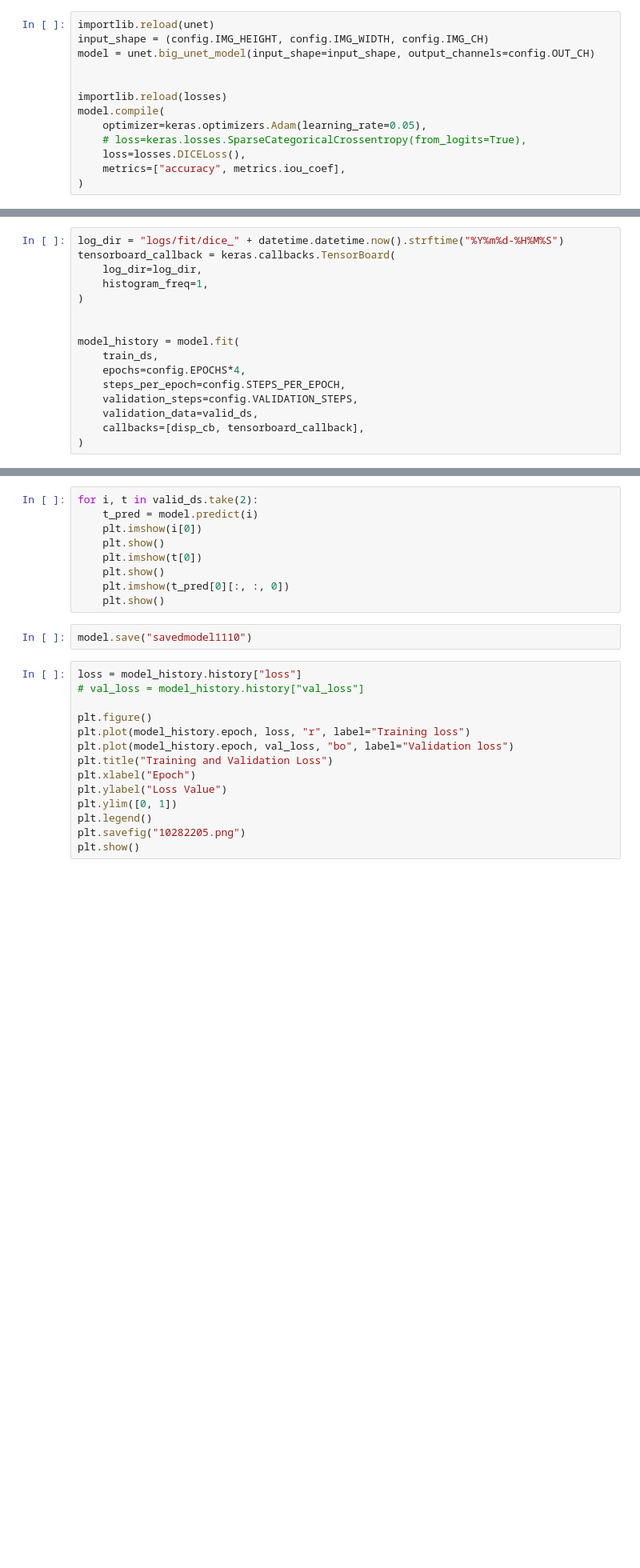
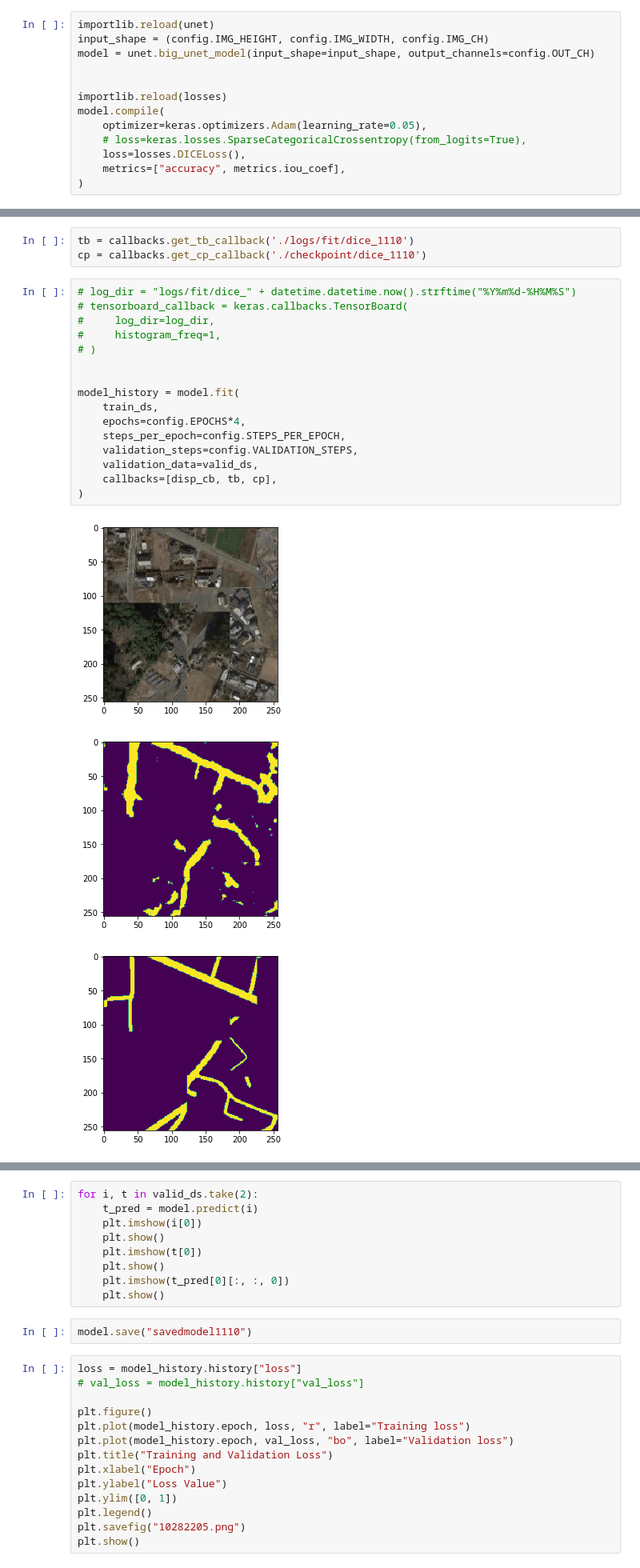
Before and after one commit to straxFromIbr/UnetModelScript, a Jupyter notebook: home/train.ipynb, the cells around one changed output, grey strips where cells are left out. Shown at 80% size. Saved outputs shown, nothing was run; the diff lists cells and outputs as text; blank space fills up the shorter version.

```diff
--- a/home/train.ipynb
+++ b/home/train.ipynb
@@ -76,16 +100,23 @@ for i, t in train_ds.take(1):
+# %%
+tb = callbacks.get_tb_callback('./logs/fit/dice_1110')
+cp = callbacks.get_cp_callback('./checkpoint/dice_1110')
 # %%
-log_dir = "logs/fit/dice_" + datetime.datetime.now().strftime("%Y%m%d-%H%M%S")
-tensorboard_callback = keras.callbacks.TensorBoard(
-    log_dir=log_dir,
-    histogram_freq=1,
-)
+# log_dir = "logs/fit/dice_" + datetime.datetime.now().strftime("%Y%m%d-%H%M%S")
+# tensorboard_callback = keras.callbacks.TensorBoard(
+#     log_dir=log_dir,
+#     histogram_freq=1,
+# )
 
 
 model_history = model.fit(
     train_ds,
     epochs=config.EPOCHS*4,
     steps_per_epoch=config.STEPS_PER_EPOCH,
     validation_steps=config.VALIDATION_STEPS,
     validation_data=valid_ds,
-    callbacks=[disp_cb, tensorboard_callback],
+    callbacks=[disp_cb, tb, cp],
 )
+# %% [output]
+[figure, added]
+[figure, added]
+[figure, added]
```
Also changed, not shown: parts of 6 cells of this notebook, 4 other files.
